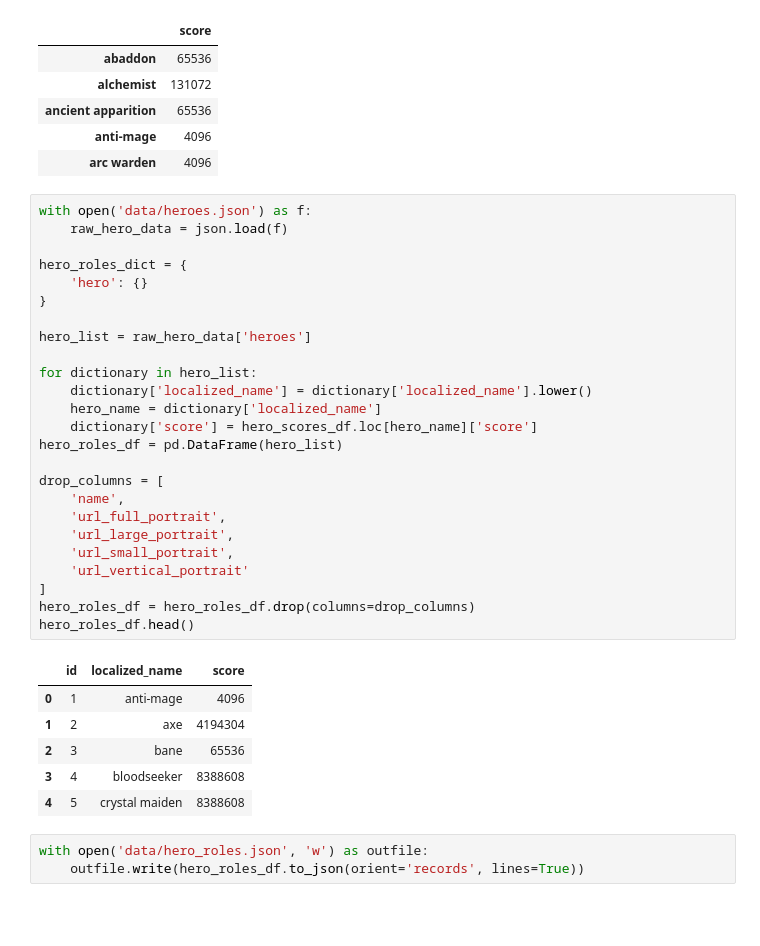
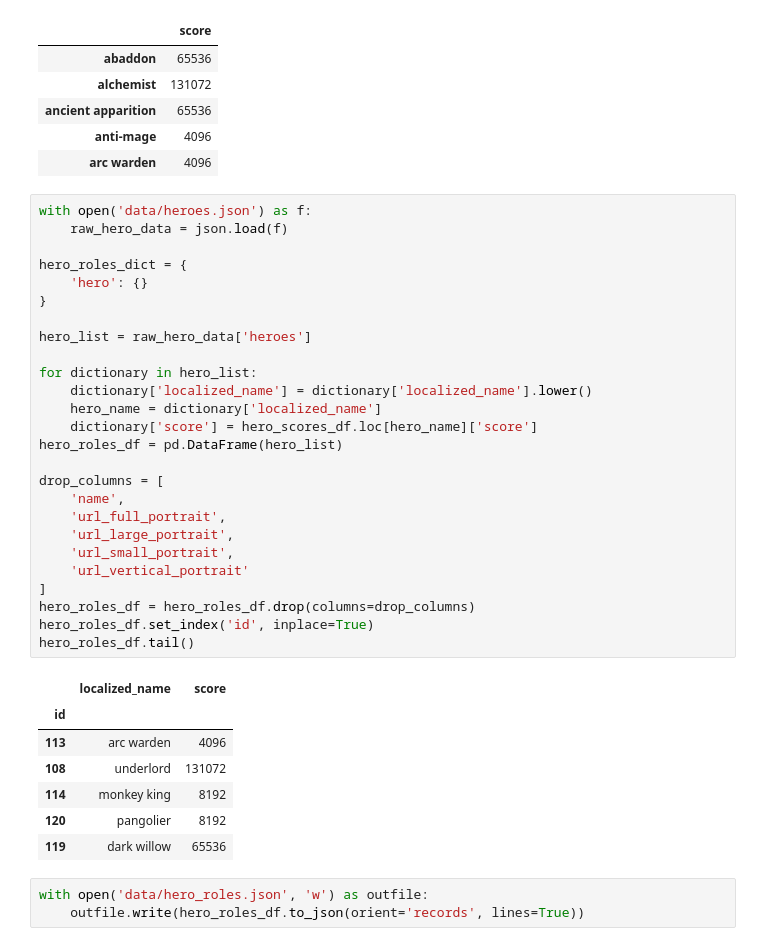
Before and after one commit to Samuel-Campbell/dota2, a Jupyter notebook: src/Dota2_Analysis.ipynb, the cells around one changed output. Saved outputs shown, nothing was run; the diff lists cells and outputs as text; blank space fills up the shorter version.

```diff
--- a/src/Dota2_Analysis.ipynb
+++ b/src/Dota2_Analysis.ipynb
@@ -369,35 +369,37 @@ hero_scores_df.head()
 # %%
 with open('data/heroes.json') as f:
     raw_hero_data = json.load(f)
 
 hero_roles_dict = {
     'hero': {}
 }
 
 hero_list = raw_hero_data['heroes']
 
 for dictionary in hero_list:
     dictionary['localized_name'] = dictionary['localized_name'].lower()
     hero_name = dictionary['localized_name']
     dictionary['score'] = hero_scores_df.loc[hero_name]['score']
 hero_roles_df = pd.DataFrame(hero_list)
 
 drop_columns = [
     'name',
     'url_full_portrait',
     'url_large_portrait',
     'url_small_portrait',
     'url_vertical_portrait'
 ]
 hero_roles_df = hero_roles_df.drop(columns=drop_columns)
-hero_roles_df.head()
+hero_roles_df.set_index('id', inplace=True)
+hero_roles_df.tail()
 # %% [output]
-|  | id | localized_name | score |
-| 0 | 1 | anti-mage | 4096 |
-| 1 | 2 | axe | 4194304 |
-| 2 | 3 | bane | 65536 |
-| 3 | 4 | bloodseeker | 8388608 |
-| 4 | 5 | crystal maiden | 8388608 |
+|  | localized_name | score |
+| id |  |  |
+| 113 | arc warden | 4096 |
+| 108 | underlord | 131072 |
+| 114 | monkey king | 8192 |
+| 120 | pangolier | 8192 |
+| 119 | dark willow | 65536 |
 # %%
 with open('data/hero_roles.json', 'w') as outfile:
     outfile.write(hero_roles_df.to_json(orient='records', lines=True))
```
Also changed, not shown: parts of 8 cells of this notebook, 4 other files.
